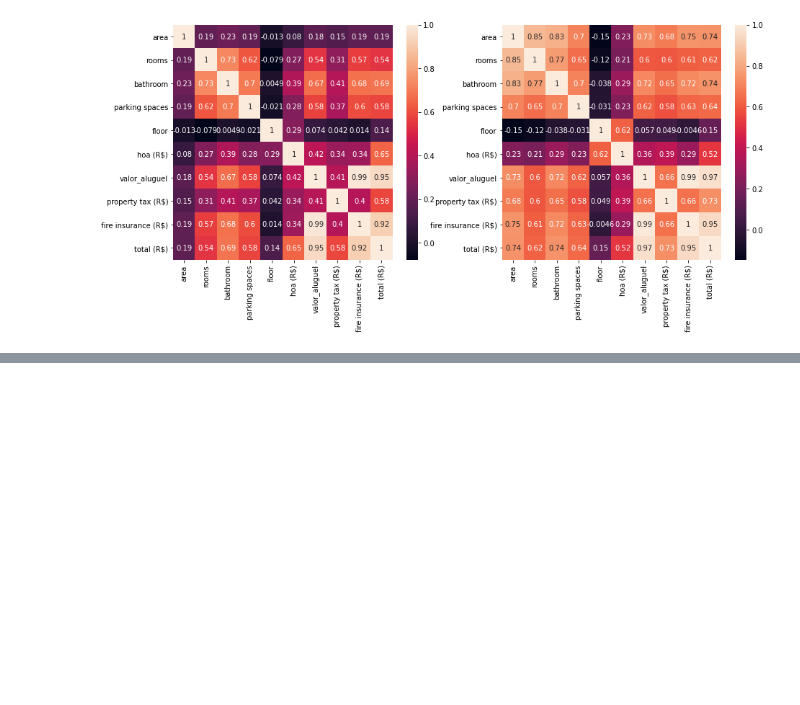
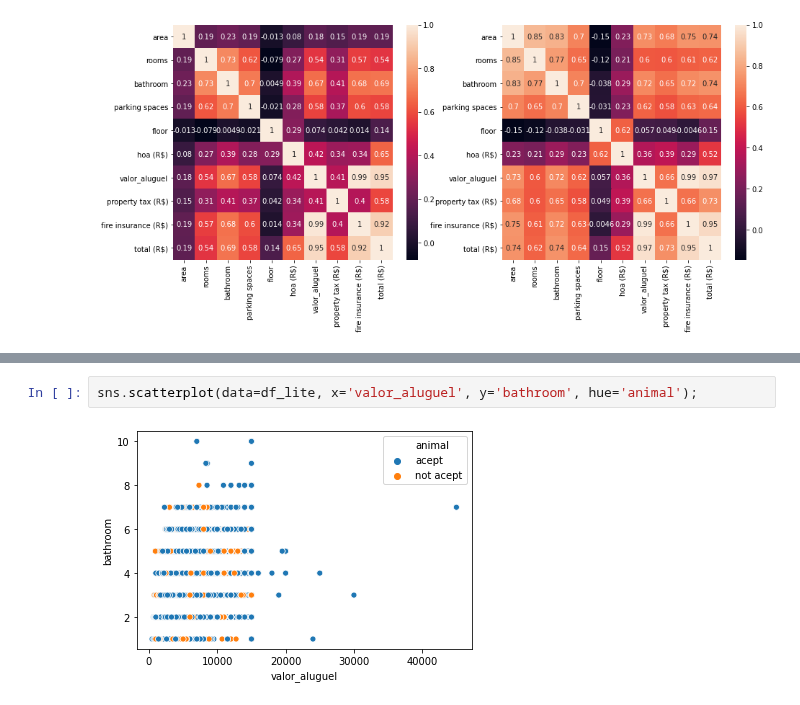
Before and after one commit to mikaelcordeiro/semanas, a Jupyter notebook: semana3/semana_3.ipynb, the cells around one changed output, grey strips where cells are left out. Drawn from its saved outputs; the diff is of its cells as text; blank space fills up the shorter version.

```diff
--- a/semana3/semana_3.ipynb
+++ b/semana3/semana_3.ipynb
@@ -331,0 +399,4 @@ Produzir hipóteses é uma tarefa que parece fácil, pois muitas vezes beira o s
+# %%
+sns.scatterplot(data=df_lite, x='valor_aluguel', y='bathroom', hue='animal');
+# %% [output]
+[figure, added]
```
Also changed, not shown: parts of 12 cells of this notebook.
